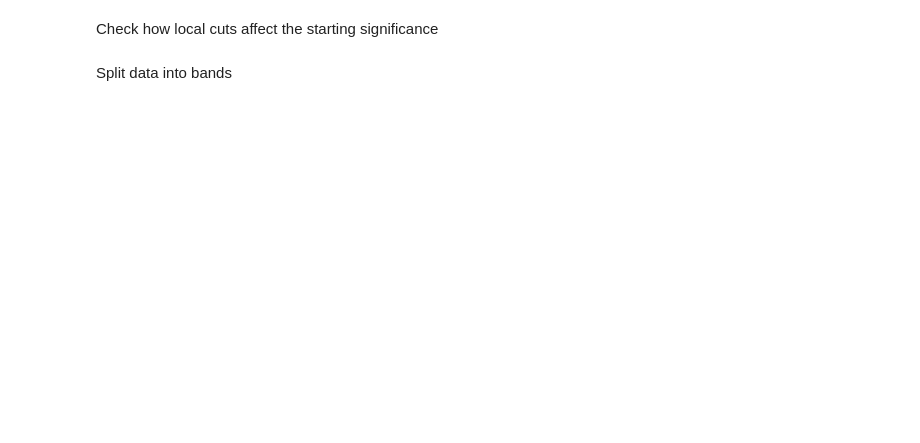
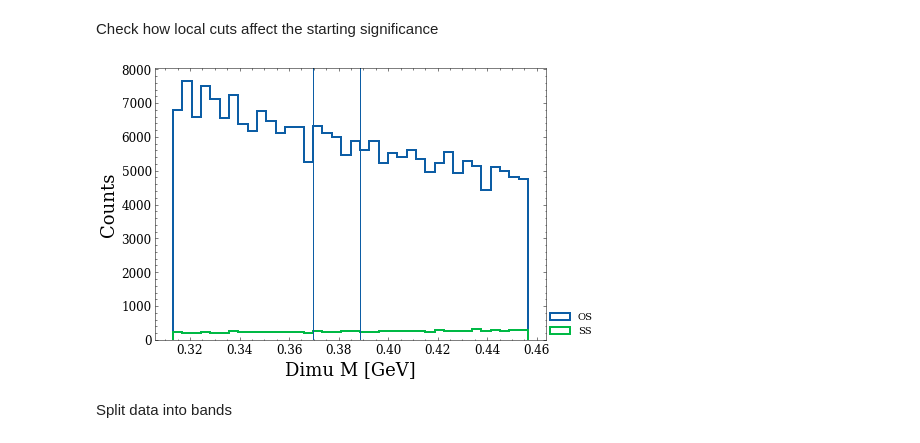
Before and after one commit to hep-lbdl/dimuonAD, a Jupyter notebook: 04_preprocess_data_lowmass_scan.ipynb, the cells around one changed output. Saved outputs shown, nothing was run; the diff lists cells and outputs as text; code cells hidden in the pictures; blank space fills up the shorter version.

```diff
--- a/04_preprocess_data_lowmass_scan.ipynb
+++ b/04_preprocess_data_lowmass_scan.ipynb
@@ -95,28 +95,35 @@ window_length = 2*SB_num_bins + SR_num_bins
 
 
 
-bin_edge_definitions = {bin_i:{"SBL":[],"SR":[], "SBH":[]} for bin_i in range(num_bins_total)}
+bin_definitions = {}
 
 plt.figure()
+
+window_index = 0
 
 for i in range(0, num_bins_total, window_gap):
     if i + window_length < num_bins_total:
 
-        bin_edge_definitions[i]["SBL"] = all_bins[i:i+SB_num_bins+1]
-        bin_edge_definitions[i]["SR"] = all_bins[i+SB_num_bins:i+SB_num_bins+SR_num_bins+1]
-        bin_edge_definitions[i]["SBH"] = all_bins[i+SB_num_bins+SR_num_bins:i+2*SB_num_bins+SR_num_bins+1]
+        bin_definitions[window_index] = {"SBL":[],"SR":[], "SBH":[]}
 
-        plt.plot(bin_edge_definitions[i]["SBL"], [i for x in bin_edge_definitions[i]["SBL"]], color = "red")
-        plt.plot(bin_edge_definitions[i]["SR"], [i for x in bin_edge_definitions[i]["SR"]], color = "blue")
-        plt.plot(bin_edge_definitions[i]["SBH"], [i for x in bin_edge_definitions[i]["SBH"]], color = "red")
 
+        bin_definitions[window_index]["SBL"] = all_bins[i:i+SB_num_bins+1]
+        bin_definitions[window_index]["SR"] = all_bins[i+SB_num_bins:i+SB_num_bins+SR_num_bins+1]
+        bin_definitions[window_index]["SBH"] = all_bins[i+SB_num_bins+SR_num_bins:i+2*SB_num_bins+SR_num_bins+1]
+
+        plt.plot(bin_definitions[window_index]["SBL"], [i for x in bin_definitions[window_index]["SBL"]], color = "red")
+        plt.plot(bin_definitions[window_index]["SR"], [i for x in bin_definitions[window_index]["SR"]], color = "blue")
+        plt.plot(bin_definitions[window_index]["SBH"], [i for x in bin_definitions[window_index]["SBH"]], color = "red")
+
+        window_index += 1
 
 plt.xlabel("$M$ [GeV]")
 plt.yticks([])
 plt.show()
 
-
-with open(f"{working_dir}/projects/{scaler_id}/processed_data/bin_edge_definitions", "wb") as ofile:
+num_windows = len(bin_definitions.keys())
+print(bin_definitions.keys())
+with open(f"{working_dir}/projects/{scaler_id}/processed_data/bin_definitions", "wb") as ofile:
     pickle.dump(bin_definitions, ofile)
 # %% [output]
 [figure]
@@ -145,42 +156,43 @@ for code in codes_list:
 # %% [markdown]
 Check how local cuts affect the starting significance
 # %%
-index = 2
+window_index = 2
 
-loc_SB_left = bin_definitions["SB_left"][index]
-loc_SB_right = bin_definitions["SB_right"][index]
-loc_SR_left = bin_definitions["SR_left"][index]
-loc_SR_right = bin_definitions["SR_right"][index]
+loc_SR_left, loc_SR_right = min(bin_definitions[window_index]["SR"]), max(bin_definitions[window_index]["SR"])
+loc_SB_left, loc_SB_right = min(bin_definitions[window_index]["SBL"]), max(bin_definitions[window_index]["SBH"])
+
 
 plot_bins_all, plot_bins_SR, plot_bins_left, plot_bins_right, plot_centers_all, plot_centers_SR, plot_centers_SB = get_bins(loc_SR_left, loc_SR_right, loc_SB_left, loc_SB_right, num_bins_SR= 6)
 
 
 plt.figure(figsize = (7,5))
 
 x = np.linspace(loc_SB_left, loc_SB_right, 100) # plot curve fit
 
 masses_with_bounds = cut_data[code]["dimu_mass"][(cut_data[code]["dimu_mass"] >= loc_SB_left) & (cut_data[code]["dimu_mass"] <= loc_SB_right)]
 masses_with_bounds_samesign = cut_data_samesign[code]["dimu_mass"][(cut_data_samesign[code]["dimu_mass"] >= loc_SB_left) & (cut_data_samesign[code]["dimu_mass"] <= loc_SB_right)]
 
 
 plt.hist(masses_with_bounds, bins = plot_bins_all, lw = 2, histtype = "step", density = False, label = f"OS")
 plt.hist(masses_with_bounds_samesign, bins = plot_bins_all, lw = 2, histtype = "step", density = False, label = f"SS")
 
 
 plt.axvline(loc_SR_left)
 plt.axvline(loc_SR_right)
 
 plt.xlabel("Dimu M [GeV]")
 plt.ylabel("Counts")
 plt.legend(loc = (1, 0))
 
 #plt.yscale("log")
 
 plt.show()
 
 
 
 #hist_all_features(codes_list, cut_data, feature_set, kwargs_dict_dtype)
+# %% [output]
+[figure, added]
 # %% [markdown]
 Split data into bands
 # %%
```
Also changed, not shown: parts of 6 cells of this notebook, 7 other files.
